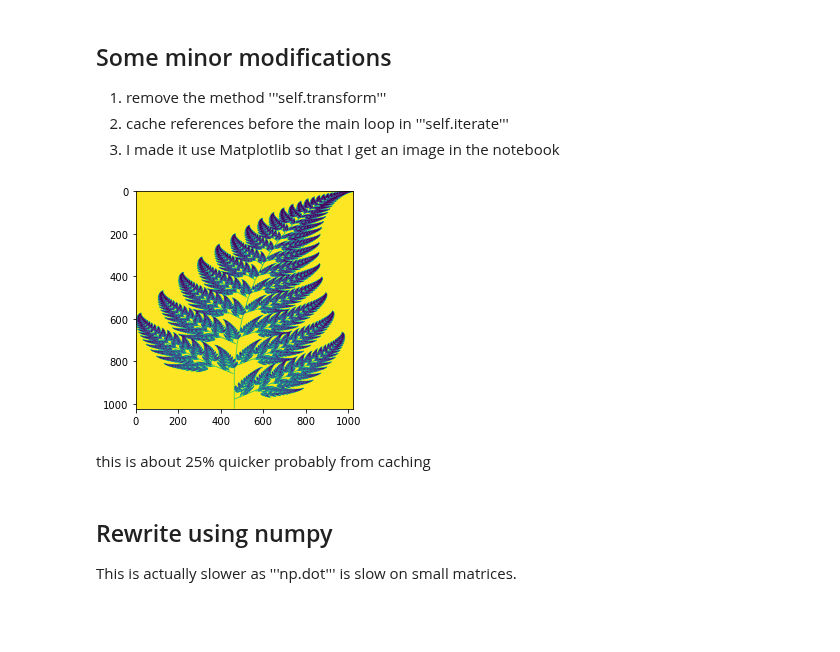
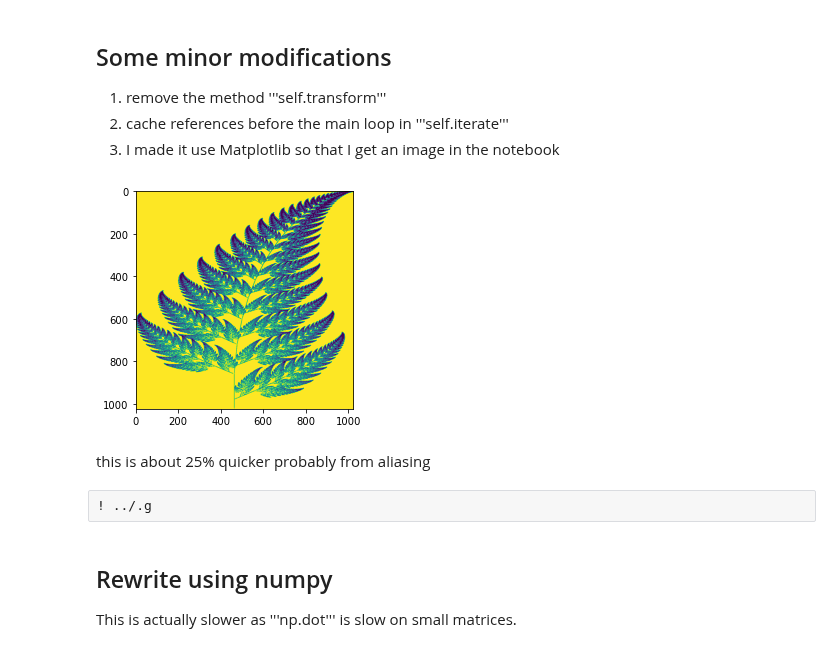
Before and after one commit to macbuse/macbuse.github.io, a Jupyter notebook: PROG/barnsley_fern.ipynb, the cells around one changed output. Cells and saved outputs as stored; diff of their text form; code cells hidden in the pictures; blank space fills up the shorter version.

```diff
--- a/PROG/barnsley_fern.ipynb
+++ b/PROG/barnsley_fern.ipynb
@@ -127,7 +105,7 @@ class BarnsleyFern(object):
         self.x, self.y = 0, 0
         self.age = 0
 
-        self.fern = Image.new('RGB', (img_width, img_height), bg_color)
+        self.fern = Image.new('RGB', (2*img_width, 2*img_height), bg_color)
         self.pix = self.fern.load()
         self.pix[self.scale(0, 0)] = paint_color
 
@@ -193,40 +171,42 @@ class BarnsleyFern(object):
     def m1(self,x,y):
         return 0, 0.16*y
 
     def m2(self,x,y):
         return 0.85*x + 0.04*y, -0.04*x + 0.85*y + 1.6
 
     def m3(self,x,y):
         return 0.2*x - 0.26*y, 0.23*x + 0.22*y + 1.6
 
     def m4(self, x,y):
         return -0.15*x + 0.28*y, 0.26*x + 0.24*y + 0.44
 
     def iterate(self, iterations):
 
-        # cache everything to save lookups in the loop
+        # alias everything to save lookups in the loop
         # every . is a dictionnary lookup
         x, y = self.x, self.y
         transforms = [self.m1, self.m2, self.m3, self.m4]
         add = self.pts.append
 
         #avoid using cascading ifs by using relative weights
 
-        for i, f in enumerate(random.choices(transforms,
-                                weights=[1,60,7,7],
-                                k=iterations)):
+        for f in random.choices(transforms,
+                                weights=[1,84,7,7],
+                                k=iterations):
             x, y = f(x,y)
             add((x,y))
 
 
 
 fern = BarnsleyFern(1024, 1024)
 fern.iterate(1000000)
 fern.show()
 # %% [output]
-[figure, old version]
+[figure, new version]
 # %% [markdown]
-this is about 25% quicker probably from caching
+this is about 25% quicker probably from aliasing
+# %% [raw]
+! ../.g
 # %% [markdown]
 ## Rewrite using numpy
 
```
Also changed, not shown: parts of 7 cells of this notebook.
